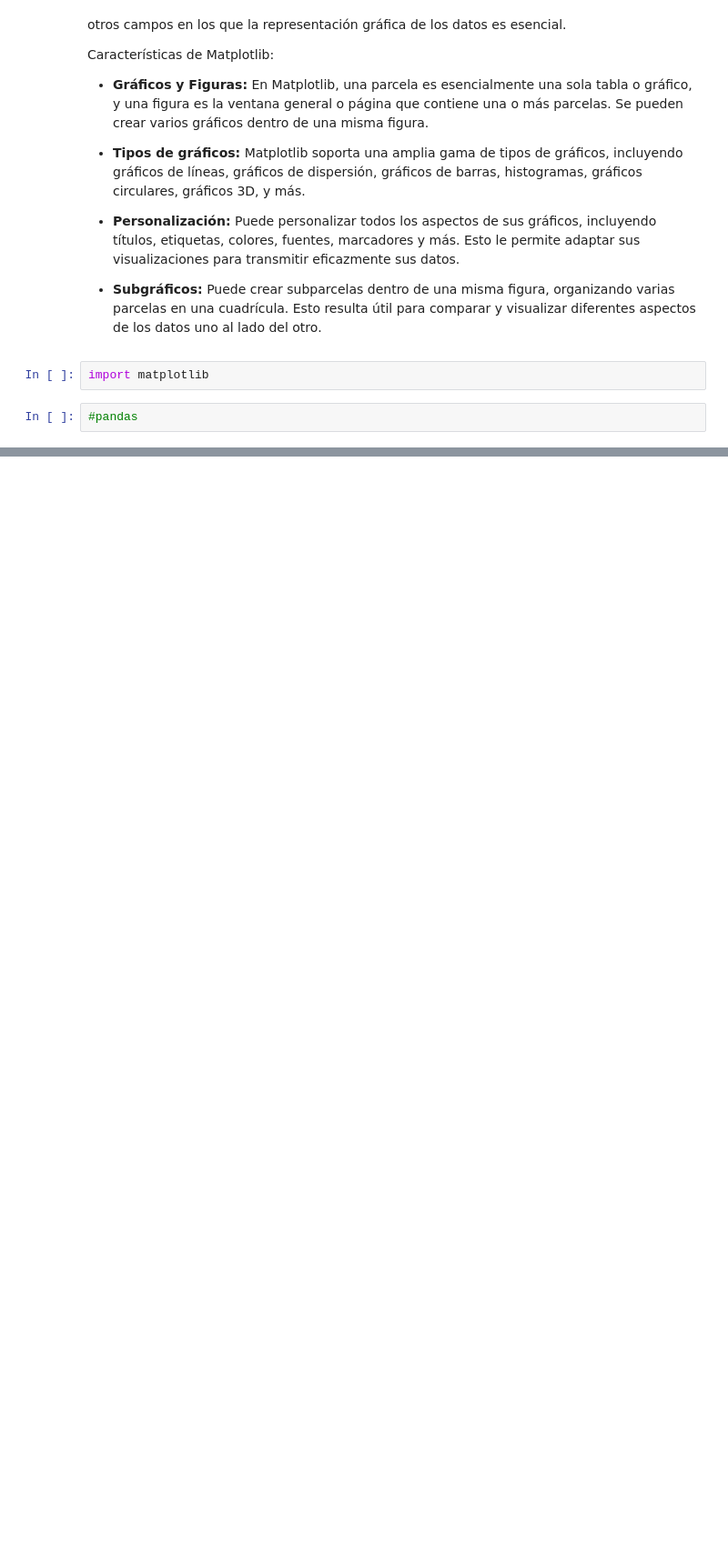
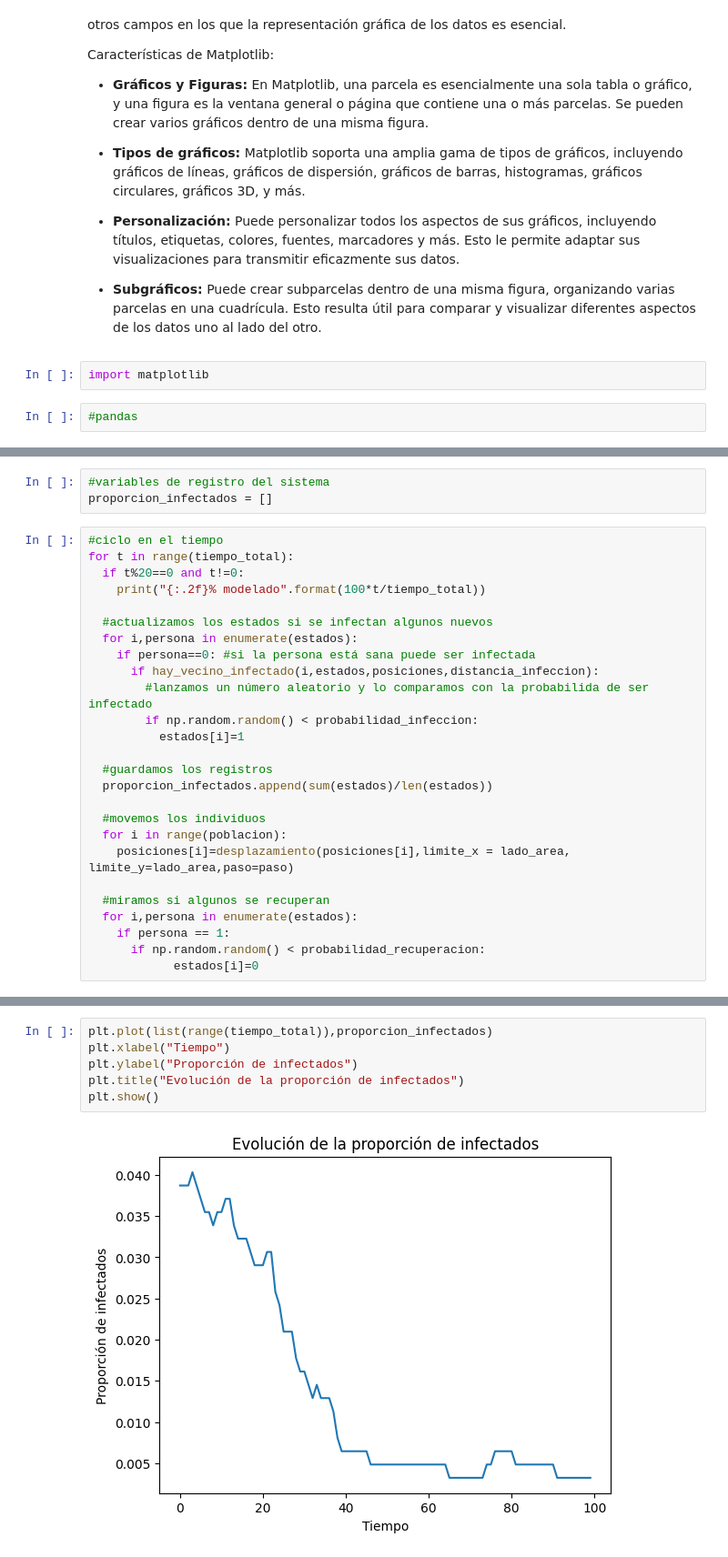
Before and after one commit to muzgash/curso_analisis_datos_bibliometricos, a Jupyter notebook: Programación_en_python.ipynb, the cells around one changed output, grey strips where cells are left out. Shown at 91% size. Cells and saved outputs as stored; diff of their text form; blank space fills up the shorter version.

```diff
--- a/Programación_en_python.ipynb
+++ b/Programación_en_python.ipynb
@@ -411,0 +617,29 @@ import matplotlib
+# %%
+#variables de registro del sistema
+proporcion_infectados = []
+# %%
+#ciclo en el tiempo
+for t in range(tiempo_total):
+  if t%20==0 and t!=0:
+    print("{:.2f}% modelado".format(100*t/tiempo_total))
+
+  #actualizamos los estados si se infectan algunos nuevos
+  for i,persona in enumerate(estados):
+    if persona==0: #si la persona está sana puede ser infectada
+      if hay_vecino_infectado(i,estados,posiciones,distancia_infeccion):
+        #lanzamos un número aleatorio y lo comparamos con la probabilida de ser infectado
+        if np.random.random() < probabilidad_infeccion:
+          estados[i]=1
+
+  #guardamos los registros
+  proporcion_infectados.append(sum(estados)/len(estados))
+
+  #movemos los individuos
+  for i in range(poblacion):
+    posiciones[i]=desplazamiento(posiciones[i],limite_x = lado_area, limite_y=lado_area,paso=paso)
+
+  #miramos si algunos se recuperan
+  for i,persona in enumerate(estados):
+    if persona == 1:
+      if np.random.random() < probabilidad_recuperacion:
+            estados[i]=0
@@ -411,0 +655,8 @@ import matplotlib
+# %%
+plt.plot(list(range(tiempo_total)),proporcion_infectados)
+plt.xlabel("Tiempo")
+plt.ylabel("Proporción de infectados")
+plt.title("Evolución de la proporción de infectados")
+plt.show()
+# %% [output]
+[figure, added]
```
Also changed, not shown: parts of 14 cells of this notebook.
